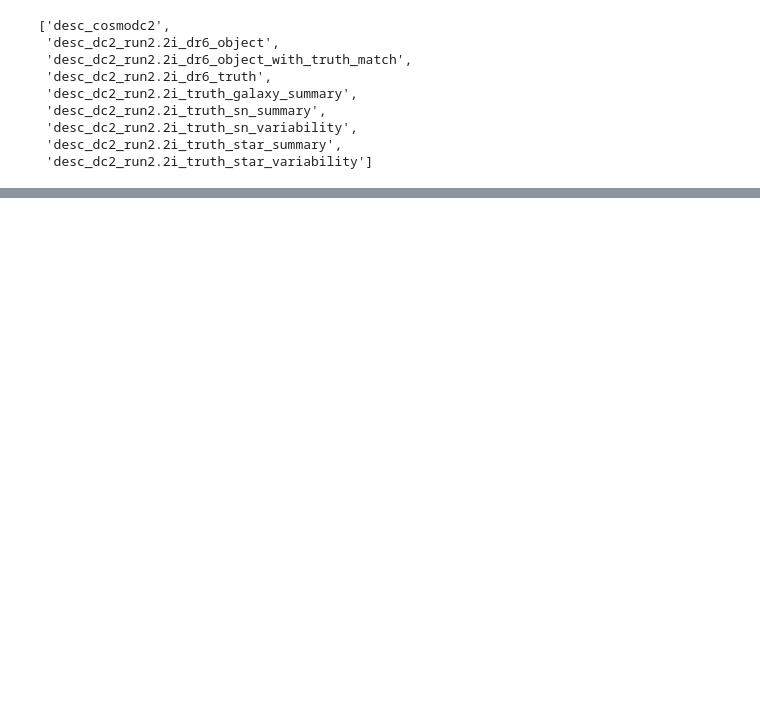
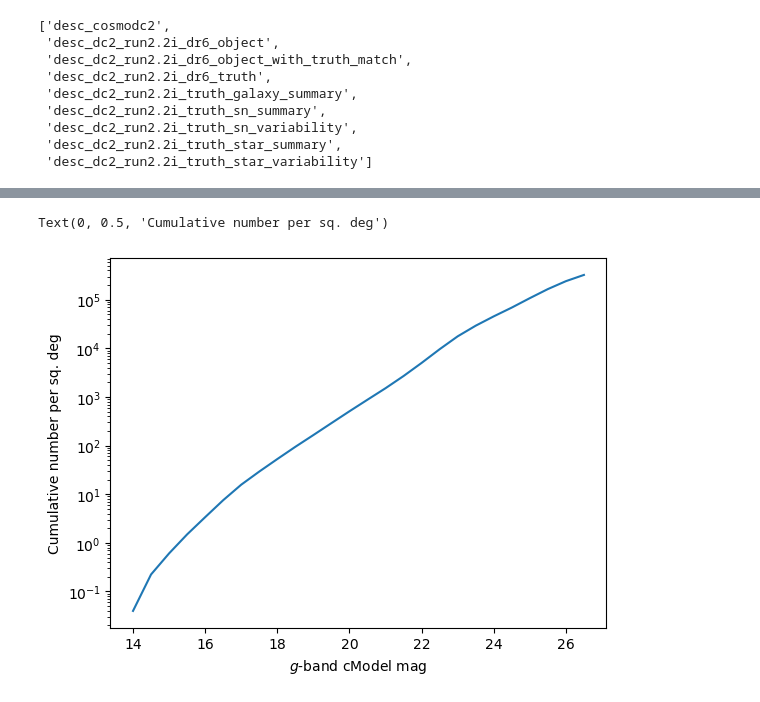
Before and after one commit to ktavangar/lsst_gc_streams, a Jupyter notebook: background.ipynb, the cells around one changed output, grey strips where cells are left out. Cells and saved outputs as stored; diff of their text form; code cells hidden in the pictures; blank space fills up the shorter version.

```diff
--- a/background.ipynb
+++ b/background.ipynb
@@ -43,3 +80,11 @@ data =  truth_cat.get_quantities(quantities=['ra', 'dec', 'mag_g', 'mag_r'],
+# %%
+## get all of the sources within 8 degrees of the center
+in_circle = np.degrees(angular_separation(np.radians(data['ra']), np.radians(data['dec']),
+                               np.radians(np.median(data['ra'])), np.radians(np.median(data['dec'])))) < 8
+
+
+## calculate the area of the sky covered by the circle with radius 8 degrees
+sky_area = 2*np.pi*(1-np.cos(np.radians(8))) * (180/np.pi)**2
 # %%
 plt.hist2d(data['ra'], data['dec'], bins=100)
 plt.xlabel('RA')
@@ -49,0 +105,10 @@ Text(0, 0.5, 'Dec')
+# %%
+mag_bins = np.arange(14, 27, 0.5)
+cdf = np.searchsorted(data["mag_g_cModel"], mag_bins, sorter=data["mag_g_cModel"].argsort())
+# %%
+plt.semilogy(mag_bins, cdf / sky_area)
+plt.xlabel("$g$-band cModel mag")
+plt.ylabel("Cumulative number per sq. deg")
+# %% [output]
+Text(0, 0.5, 'Cumulative number per sq. deg')
+[figure, added]
```
Also changed, not shown: parts of 9 cells of this notebook.
